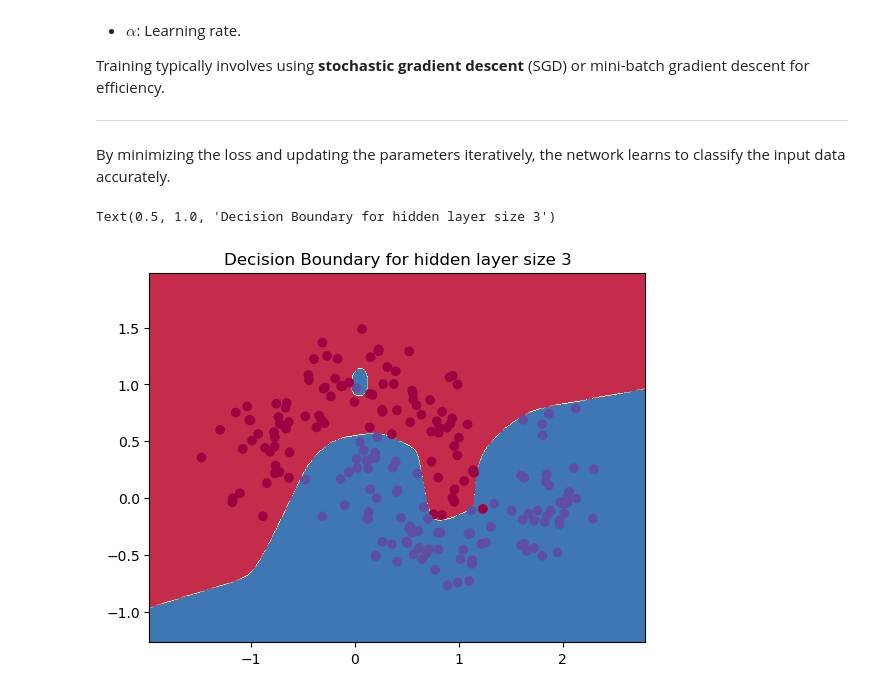
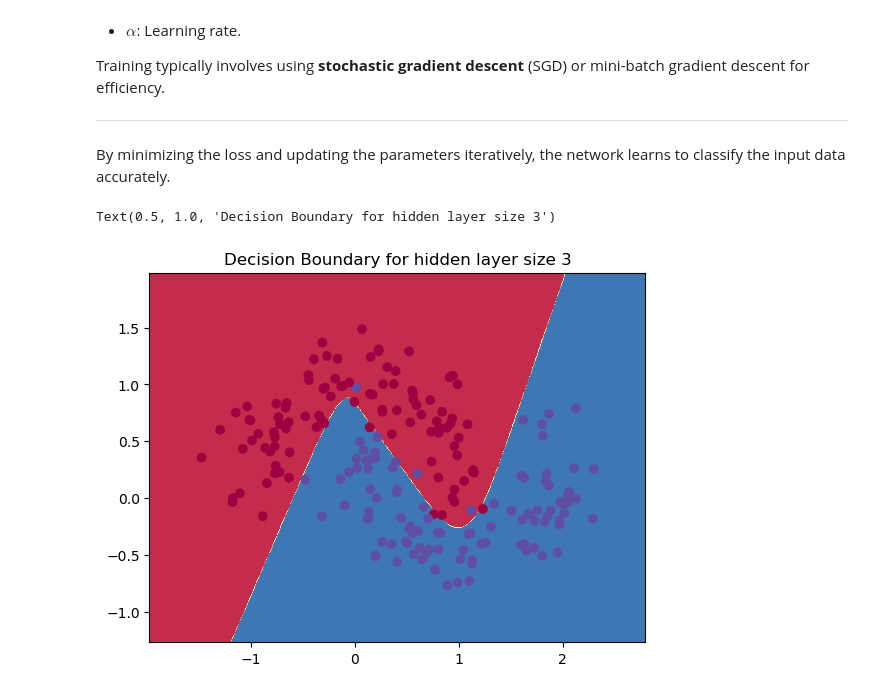
Before and after one commit to bjleee/Course1, a Jupyter notebook: Course1 Asm.ipynb, the cells around one changed output. Saved outputs shown, nothing was run; the diff lists cells and outputs as text; code cells hidden in the pictures.

```diff
--- a/Course1 Asm.ipynb
+++ b/Course1 Asm.ipynb
@@ -231,32 +231,32 @@ def build_model(nn_hdim, num_passes=20000):
         # Forward propagation
         z1 = X.dot(W1) + b1
         a1 = np.tanh(z1)
         z2 = a1.dot(W2) + b2
         exp_scores = np.exp(z2)
         probs = exp_scores / np.sum(exp_scores, axis=1, keepdims=True)
         # Backpropagation
         delta3 = probs
         delta3[range(num_examples), y] -= 1
         dW2 = (a1.T).dot(delta3)
         db2 = np.sum(delta3, axis=0, keepdims=True)
         delta2 = delta3.dot(W2.T) * (1 - np.power(a1, 2))
         dW1 = np.dot(X.T, delta2)
         db1 = np.sum(delta2, axis=0)
 
         # Gradient descent parameter update (no regularization term)
         W1 += -epsilon * dW1
         b1 += -epsilon * db1
         W2 += -epsilon * dW2
         b2 += -epsilon * db2
 
         # Assign new parameters to the model
         model = { 'W1': W1, 'b1': b1, 'W2': W2, 'b2': b2}
     return model
 
-model = build_model(9)
+model = build_model(3)
 # Plot the decision boundary
 plot_decision_boundary(lambda x: predict(model, x))
 plt.title("Decision Boundary for hidden layer size 3")
 # %% [output]
 Text(0.5, 1.0, 'Decision Boundary for hidden layer size 3')
-[figure, old version]
+[figure, new version]
```
